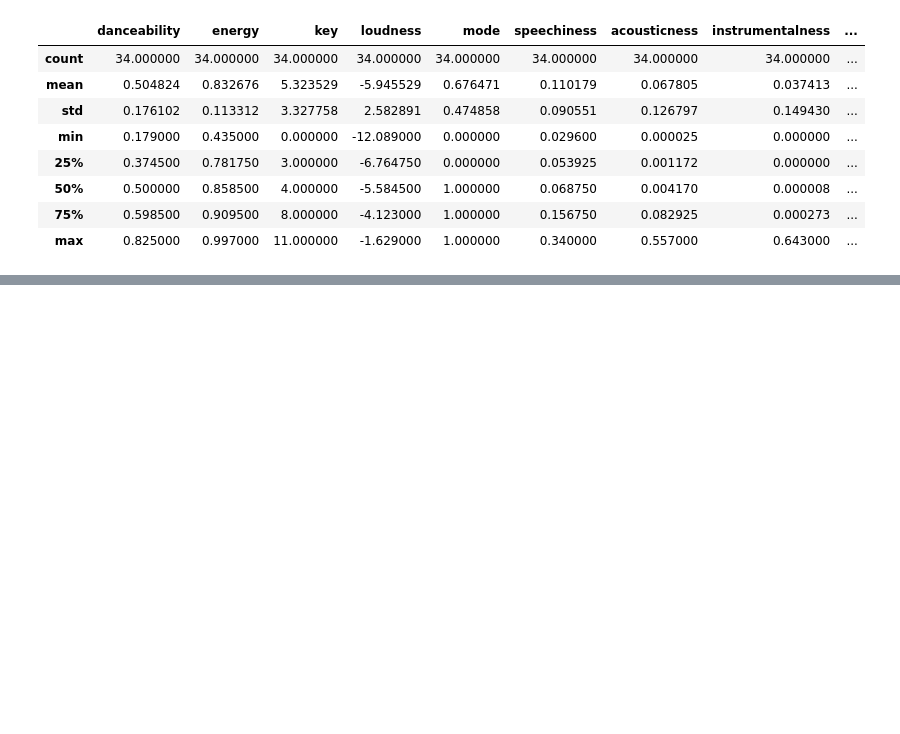
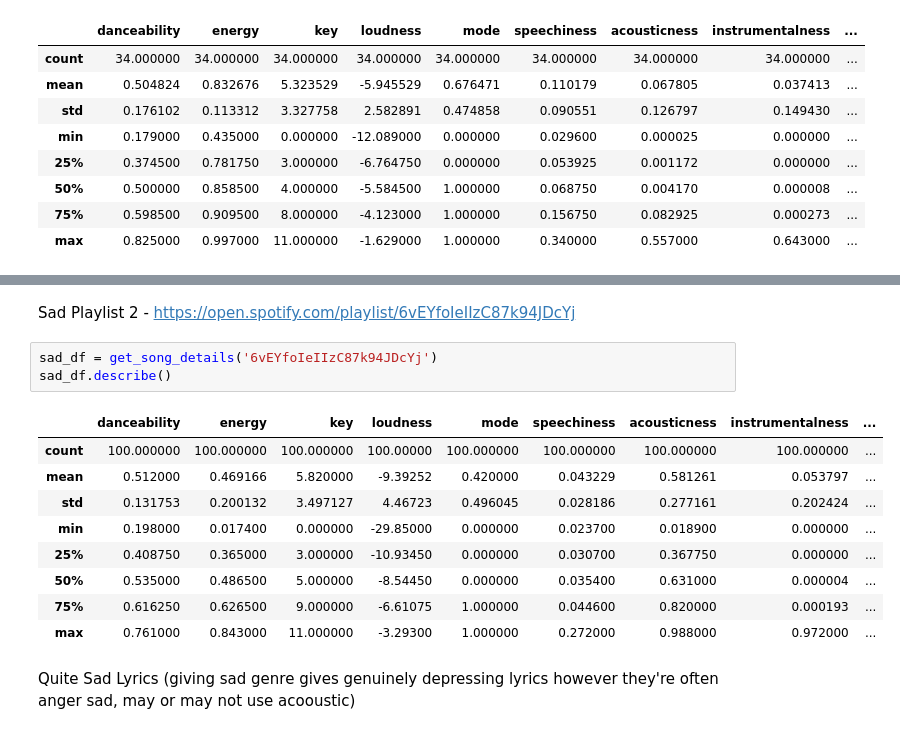
Before and after one commit to priyanka-maz/music-recommendation-facial-emotion, a Jupyter notebook: spotifyplaylist.ipynb, the cells around one changed output, grey strips where cells are left out. Cells and saved outputs as stored; diff of their text form; blank space fills up the shorter version.

Commit message:
Happy, sad, anger emptions API values

```diff
--- a/spotifyplaylist.ipynb
+++ b/spotifyplaylist.ipynb
@@ -192,0 +270,17 @@ get_recomendations(seed_genres="rock", limit=10, target_popularity=100, target_d
+# %% [markdown]
+Sad Playlist 2 - https://open.spotify.com/playlist/6vEYfoIeIIzC87k94JDcYj
+# %%
+sad_df = get_song_details('6vEYfoIeIIzC87k94JDcYj')
+sad_df.describe()
+# %% [output]
+|  | danceability | energy | key | loudness | mode | speechiness | acousticness | instrumentalness | ... |
+| count | 100.000000 | 100.000000 | 100.000000 | 100.00000 | 100.000000 | 100.000000 | 100.000000 | 100.000000 | ... |
+| mean | 0.512000 | 0.469166 | 5.820000 | -9.39252 | 0.420000 | 0.043229 | 0.581261 | 0.053797 | ... |
+| std | 0.131753 | 0.200132 | 3.497127 | 4.46723 | 0.496045 | 0.028186 | 0.277161 | 0.202424 | ... |
+| min | 0.198000 | 0.017400 | 0.000000 | -29.85000 | 0.000000 | 0.023700 | 0.018900 | 0.000000 | ... |
+| 25% | 0.408750 | 0.365000 | 3.000000 | -10.93450 | 0.000000 | 0.030700 | 0.367750 | 0.000000 | ... |
+| 50% | 0.535000 | 0.486500 | 5.000000 | -8.54450 | 0.000000 | 0.035400 | 0.631000 | 0.000004 | ... |
+| 75% | 0.616250 | 0.626500 | 9.000000 | -6.61075 | 1.000000 | 0.044600 | 0.820000 | 0.000193 | ... |
+| max | 0.761000 | 0.843000 | 11.000000 | -3.29300 | 1.000000 | 0.272000 | 0.988000 | 0.972000 | ... |
+# %% [markdown]
+Quite Sad Lyrics (giving sad genre gives genuinely depressing lyrics however they're often anger sad, may or may not use acooustic)
```
Also changed, not shown: parts of 31 cells of this notebook.
